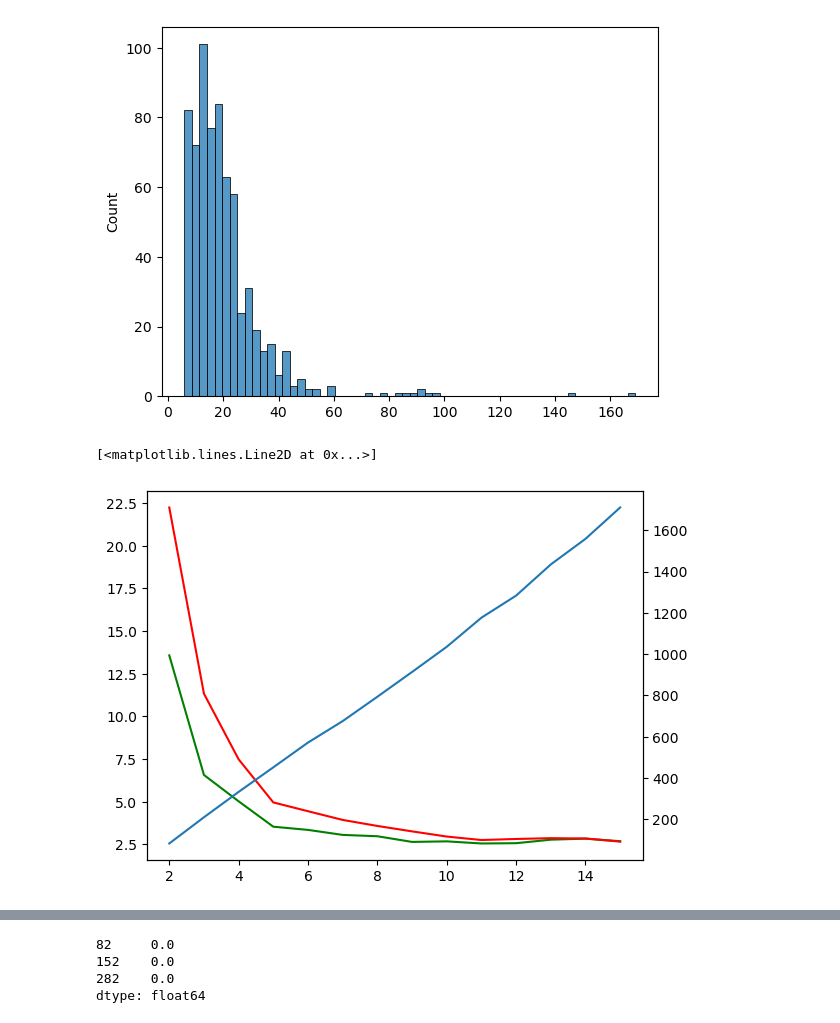
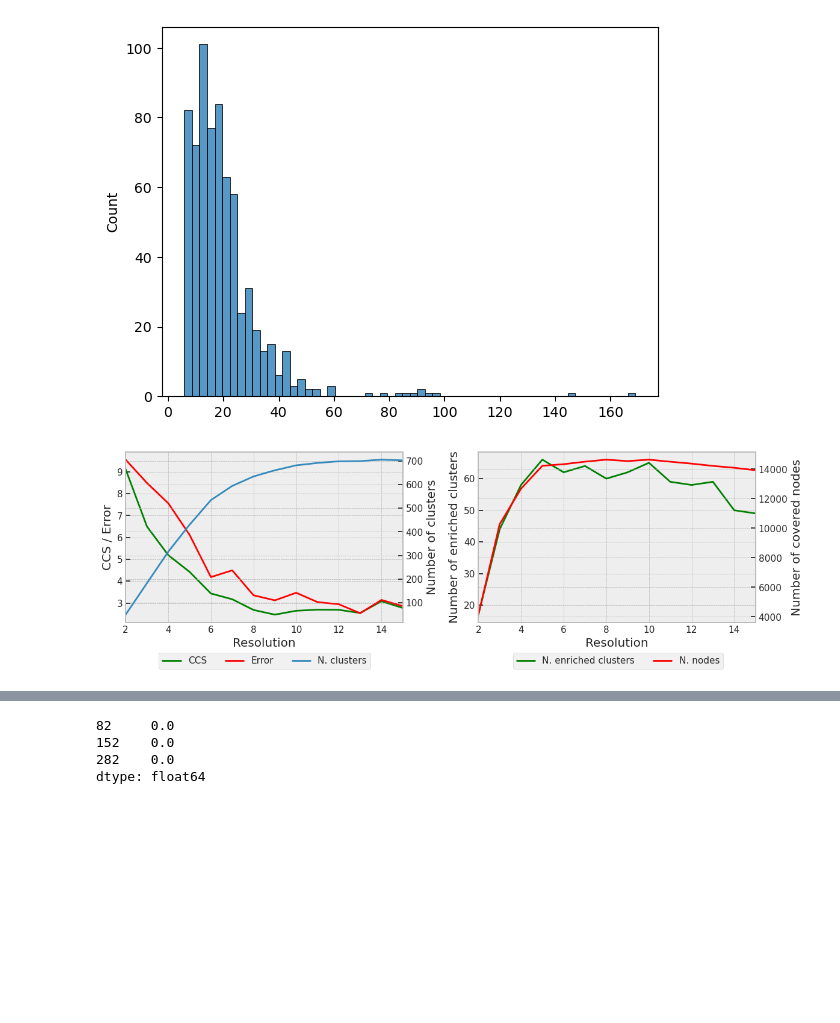
Before and after one commit to ViHoller/regulomeClustering, a Jupyter notebook: analyse_clusters.ipynb, the cells around one changed output, grey strips where cells are left out. Cells and saved outputs as stored; diff of their text form; code cells hidden in the pictures; blank space fills up the shorter version.

```diff
--- a/analyse_clusters.ipynb
+++ b/analyse_clusters.ipynb
@@ -153,22 +165,55 @@ sns.histplot([size for size in sizes if size > 5])
 684
 <Axes: ylabel='Count'>
 [figure]
-# %%
-fig, ax = plt.subplots(1,1)
-
-beta = 0.05
-
-beta_01_CCS = {row[1]['resolution'] : row[1]['CCS'] for row in CCSs.iterrows() if row[1]['beta'] == beta}
-beta_01_n = {row[1]['resolution'] : row[1]['n_clusters'] for row in CCSs.iterrows() if row[1]['beta'] == beta}
-beta_01_error = {row[1]['resolution'] : row[1]['Error'] for row in CCSs.iterrows() if row[1]['beta'] == beta}
-
-ax.plot(beta_01_CCS.keys(), beta_01_CCS.values(), c='g')
-ax.plot(beta_01_error.keys(), beta_01_error.values(), c='r')
-ax2 = ax.twinx()
-ax2.plot(beta_01_CCS.keys(), beta_01_n.values())
-# %% [output]
-[<matplotlib.lines.Line2D at 0x...>]
-[figure, removed]
+# %%
+import numpy as np
+fig, (ax1, ax2) = plt.subplots(1,2, figsize=(12,4))
+sns.set_theme(palette='tab20')
+plt.style.use('bmh')
+
+
+beta = 0.05
+
+beta_05_CCS = {row[1]['resolution'] : row[1]['CCS'] for row in CCSs.iterrows() if row[1]['beta'] == beta}
+beta_05_n = {row[1]['resolution'] : row[1]['n_clusters'] for row in CCSs.iterrows() if row[1]['beta'] == beta}
+beta_05_error = {row[1]['resolution'] : row[1]['Error'] for row in CCSs.iterrows() if row[1]['beta'] == beta}
+beta_05_enriched = {row[1]['resolution'] : row[1]['n_enriched'] for row in CCSs.iterrows() if row[1]['beta'] == beta}
+beta_05_nodes = {row[1]['resolution'] : row[1]['n_nodes'] for row in CCSs.iterrows() if row[1]['beta'] == beta}
+
+
+line1 = ax1.plot(beta_05_CCS.keys(), beta_05_CCS.values(), c='g', label="CCS")
+line2 = ax1.plot(beta_05_error.keys(), beta_05_error.values(), c='r', label="Error")
+
+ax1.set_xlabel("Resolution")
+ax1.set_ylabel("CCS / Error")
+
+ax1.set_xlim([2, 15])
+ax12 = ax1.twinx()
+line3 = ax12.plot(beta_05_CCS.keys(), beta_05_n.values(), label="N. clusters")
+ax12.set_ylabel("Number of clusters")
+
+lines = line1+line2+line3
+labels = [line.get_label() for line in lines]
+ax1.legend(lines, labels, bbox_to_anchor=(0.9, -0.15), ncol=3)
+
+ax2.set_xlim([2, 15])
+line4 = ax2.plot(beta_05_enriched.keys(), beta_05_enriched.values(), c='g', label="N. enriched clusters")
+ax2.set_ylabel("Number of enriched clusters")
+
+ax22 = ax2.twinx()
+line5 = ax22.plot(beta_05_nodes.keys(), beta_05_nodes.values(), c='r', label="N. nodes")
+ax22.set_ylabel("Number of covered nodes")
+ax2.set_xlabel("Resolution")
+
+lines2 = line4+line5
+labels = [line.get_label() for line in lines2]
+ax2.legend(lines, labels, bbox_to_anchor=(0.9, -0.15), ncol=2)
+
+fig.tight_layout()
+
+plt.savefig("test.png", dpi=1000)
+# %% [output]
+[figure, added]
 # %%
 fig = sns.FacetGrid(CCSs, col='beta')
 fig.map(sns.lineplot, 'resolution', 'CCS')
```
Also changed, not shown: parts of 6 cells of this notebook, 3 other files.
